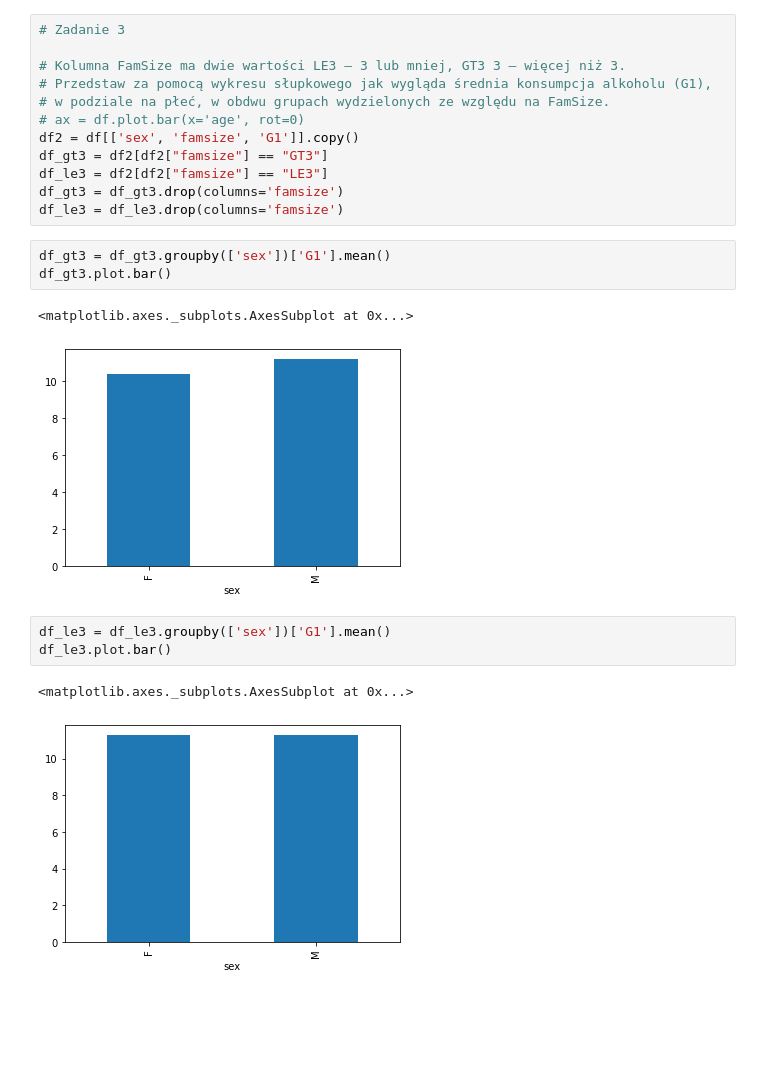
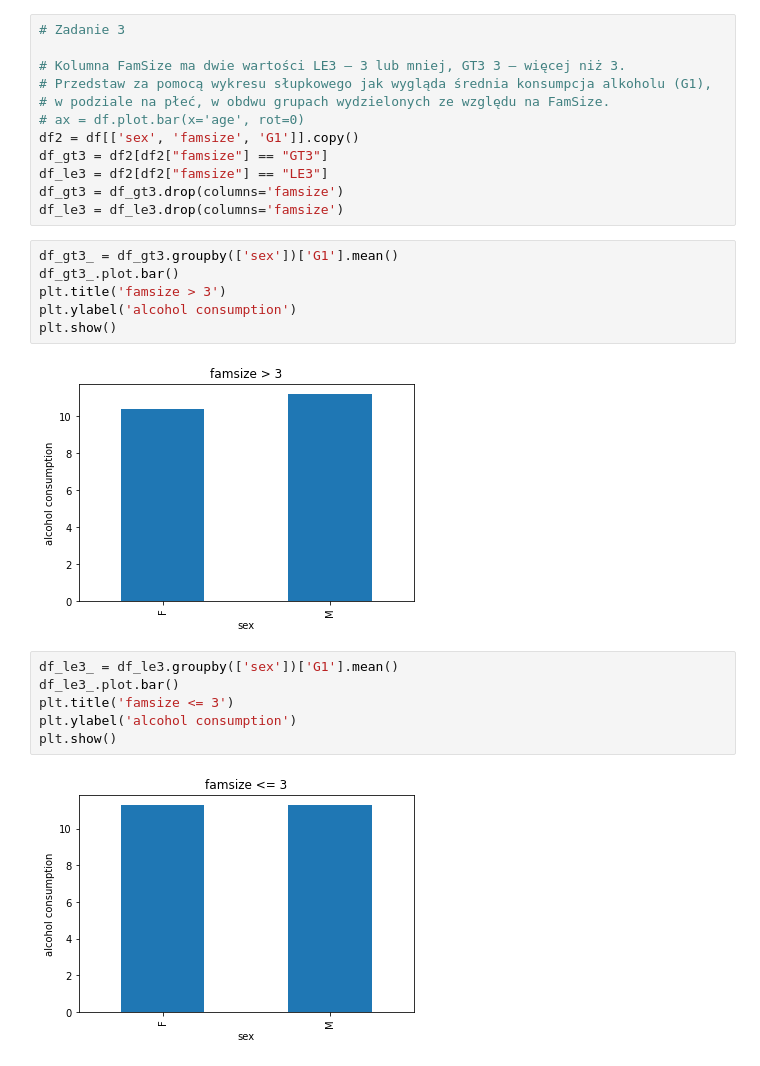
Before and after one commit to tomaszpionka/ds-project, a Jupyter notebook: portuguese.ipynb, the cells around one changed output. Saved outputs shown, nothing was run; the diff lists cells and outputs as text; blank space fills up the shorter version.

```diff
--- a/portuguese.ipynb
+++ b/portuguese.ipynb
@@ -76,14 +76,18 @@ df_le3 = df2[df2["famsize"] == "LE3"]
 df_gt3 = df_gt3.drop(columns='famsize')
 df_le3 = df_le3.drop(columns='famsize')
 # %%
-df_gt3 = df_gt3.groupby(['sex'])['G1'].mean()
-df_gt3.plot.bar()
+df_gt3_ = df_gt3.groupby(['sex'])['G1'].mean()
+df_gt3_.plot.bar()
+plt.title('famsize > 3')
+plt.ylabel('alcohol consumption')
+plt.show()
 # %% [output]
-<matplotlib.axes._subplots.AxesSubplot at 0x...>
-[figure, old version]
+[figure, new version]
 # %%
-df_le3 = df_le3.groupby(['sex'])['G1'].mean()
-df_le3.plot.bar()
+df_le3_ = df_le3.groupby(['sex'])['G1'].mean()
+df_le3_.plot.bar()
+plt.title('famsize <= 3')
+plt.ylabel('alcohol consumption')
+plt.show()
 # %% [output]
-<matplotlib.axes._subplots.AxesSubplot at 0x...>
-[figure, old version]
+[figure, new version]
```
